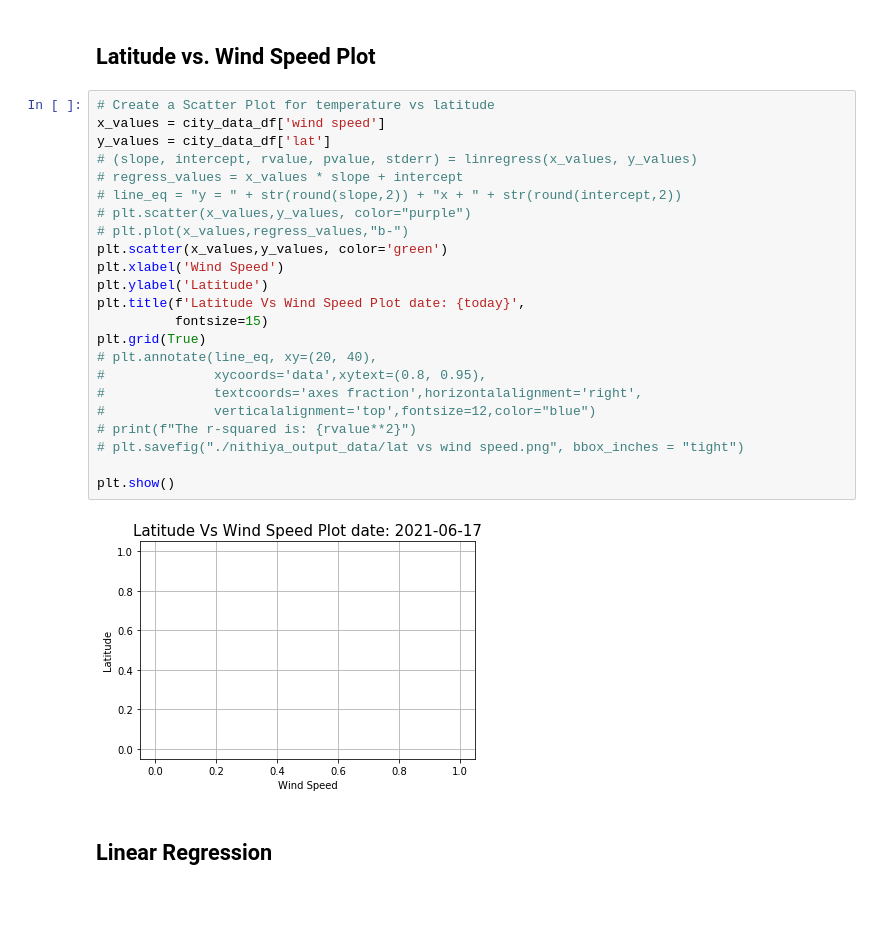
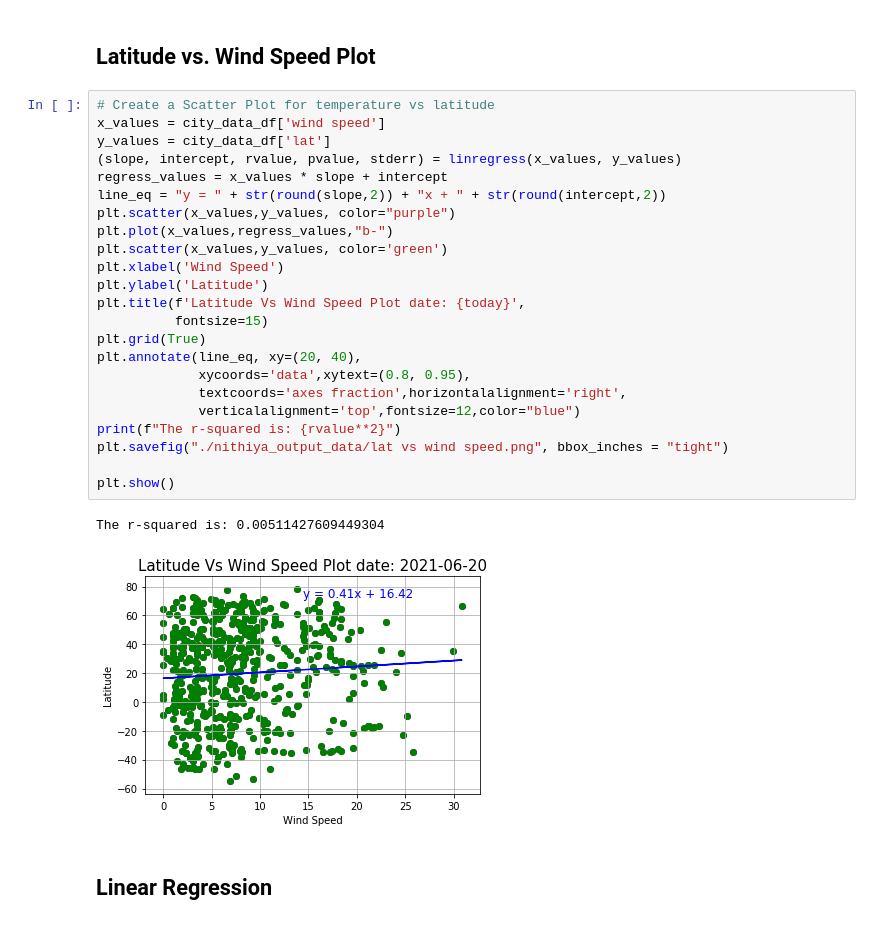
Before and after one commit to nithiyasuresh/python-api-challenge, a Jupyter notebook: Nithiya_WeatherPy.ipynb, the cells around one changed output. Drawn from its saved outputs; the diff is of its cells as text.

```diff
--- a/Nithiya_WeatherPy.ipynb
+++ b/Nithiya_WeatherPy.ipynb
@@ -301,28 +309,29 @@ Today's date: 2021-06-17
 # %%
 # Create a Scatter Plot for temperature vs latitude
 x_values = city_data_df['wind speed']
 y_values = city_data_df['lat']
-# (slope, intercept, rvalue, pvalue, stderr) = linregress(x_values, y_values)
-# regress_values = x_values * slope + intercept
-# line_eq = "y = " + str(round(slope,2)) + "x + " + str(round(intercept,2))
-# plt.scatter(x_values,y_values, color="purple")
-# plt.plot(x_values,regress_values,"b-")
+(slope, intercept, rvalue, pvalue, stderr) = linregress(x_values, y_values)
+regress_values = x_values * slope + intercept
+line_eq = "y = " + str(round(slope,2)) + "x + " + str(round(intercept,2))
+plt.scatter(x_values,y_values, color="purple")
+plt.plot(x_values,regress_values,"b-")
 plt.scatter(x_values,y_values, color='green')
 plt.xlabel('Wind Speed')
 plt.ylabel('Latitude')
 plt.title(f'Latitude Vs Wind Speed Plot date: {today}',
           fontsize=15)
 plt.grid(True)
-# plt.annotate(line_eq, xy=(20, 40),
-#              xycoords='data',xytext=(0.8, 0.95),
-#              textcoords='axes fraction',horizontalalignment='right',
-#              verticalalignment='top',fontsize=12,color="blue")
-# print(f"The r-squared is: {rvalue**2}")
-# plt.savefig("./nithiya_output_data/lat vs wind speed.png", bbox_inches = "tight")
+plt.annotate(line_eq, xy=(20, 40),
+             xycoords='data',xytext=(0.8, 0.95),
+             textcoords='axes fraction',horizontalalignment='right',
+             verticalalignment='top',fontsize=12,color="blue")
+print(f"The r-squared is: {rvalue**2}")
+plt.savefig("./nithiya_output_data/lat vs wind speed.png", bbox_inches = "tight")
 
 plt.show()
 # %% [output]
+The r-squared is: 0.00511427609449304
-[figure, old version]
+[figure, new version]
 # %% [markdown]
 ## Linear Regression
 # %% [markdown]
```
Also changed, not shown: parts of 14 cells of this notebook, 12 other files.
